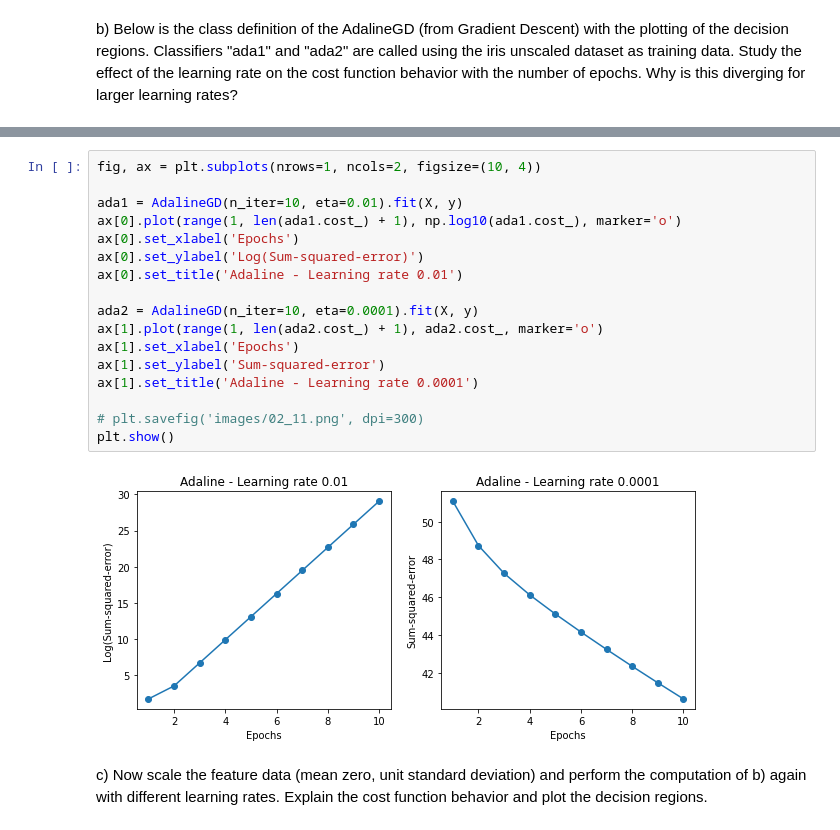
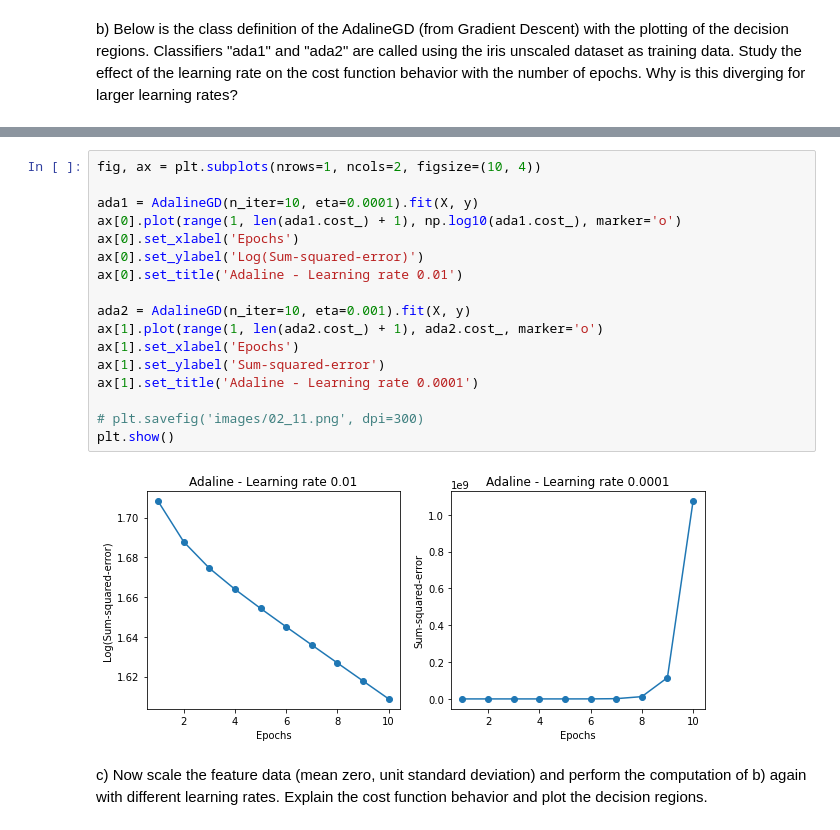
Before and after one commit to hadijkstra/ATCD2024, a Jupyter notebook: Class_Notebooks/Exercise_W1_2.ipynb, the cells around one changed output, grey strips where cells are left out. Drawn from its saved outputs; the diff is of its cells as text.

```diff
--- a/Class_Notebooks/Exercise_W1_2.ipynb
+++ b/Class_Notebooks/Exercise_W1_2.ipynb
@@ -180,22 +188,22 @@ def plot_decision_regions(X, y, classifier, resolution=0.02):
 # %%
 fig, ax = plt.subplots(nrows=1, ncols=2, figsize=(10, 4))
 
-ada1 = AdalineGD(n_iter=10, eta=0.01).fit(X, y)
+ada1 = AdalineGD(n_iter=10, eta=0.0001).fit(X, y)
 ax[0].plot(range(1, len(ada1.cost_) + 1), np.log10(ada1.cost_), marker='o')
 ax[0].set_xlabel('Epochs')
 ax[0].set_ylabel('Log(Sum-squared-error)')
 ax[0].set_title('Adaline - Learning rate 0.01')
 
-ada2 = AdalineGD(n_iter=10, eta=0.0001).fit(X, y)
+ada2 = AdalineGD(n_iter=10, eta=0.001).fit(X, y)
 ax[1].plot(range(1, len(ada2.cost_) + 1), ada2.cost_, marker='o')
 ax[1].set_xlabel('Epochs')
 ax[1].set_ylabel('Sum-squared-error')
 ax[1].set_title('Adaline - Learning rate 0.0001')
 
 # plt.savefig('images/02_11.png', dpi=300)
 plt.show()
 # %% [output]
-[figure, old version]
+[figure, new version]
 # %% [markdown]
 c) Now scale the feature data (mean zero, unit standard deviation) and perform the computation of b)
 again with different learning rates. Explain the cost function behavior and plot the decision regions.
```
Also changed, not shown: parts of 2 cells of this notebook, 1 other file.
